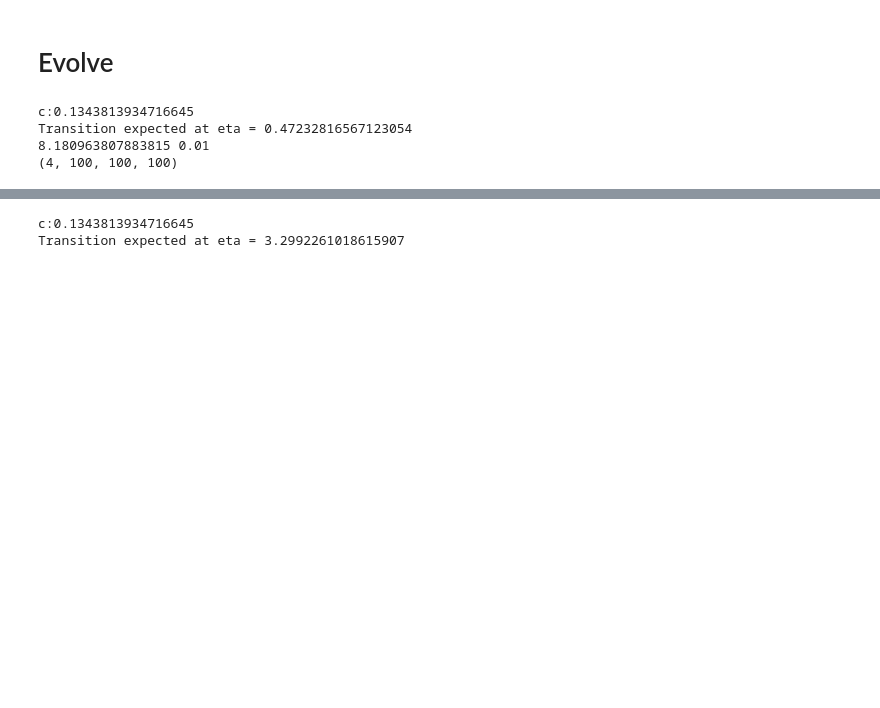
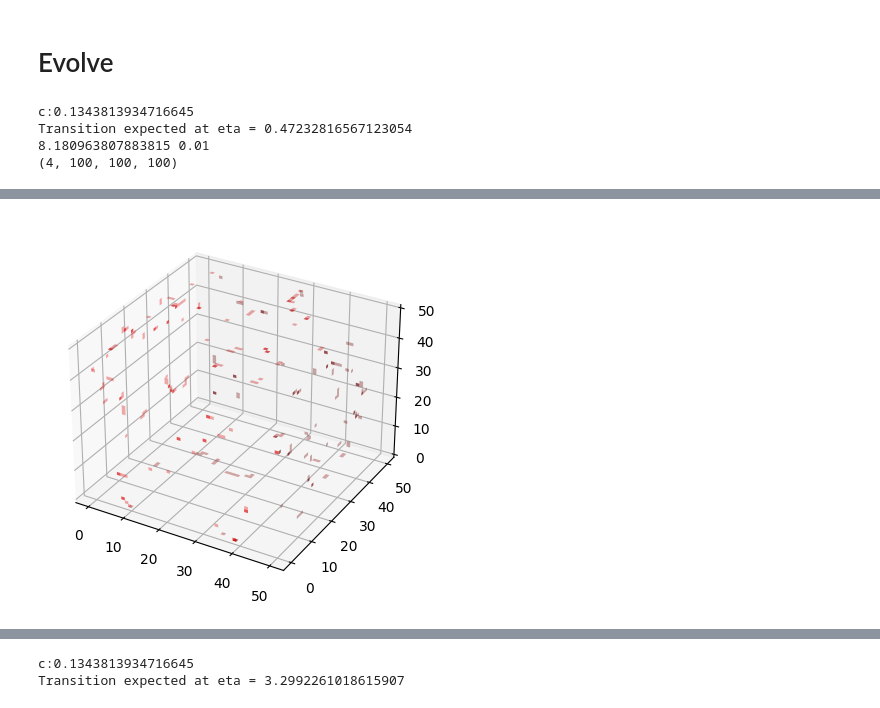
Before and after one commit to joshuazlin/axion_cosmo, a Jupyter notebook: notebooks/scrap.ipynb, the cells around one changed output, grey strips where cells are left out. Cells and saved outputs as stored; diff of their text form; code cells hidden in the pictures; blank space fills up the shorter version.

```diff
--- a/notebooks/scrap.ipynb
+++ b/notebooks/scrap.ipynb
@@ -288,0 +442,10 @@ plt.axhline(1)
+# %%
+size = 50
+ax = plt.figure().add_subplot(projection='3d')
+ax.voxels(np.ones(shape=((size,size,size)),dtype=bool),
+          edgecolors=(1,0,0,0),
+          facecolors=color[:size,:size,:size])
+
+plt.show()
+# %% [output]
+[figure, added]
```
Also changed, not shown: parts of 24 cells of this notebook, 3 other files.
